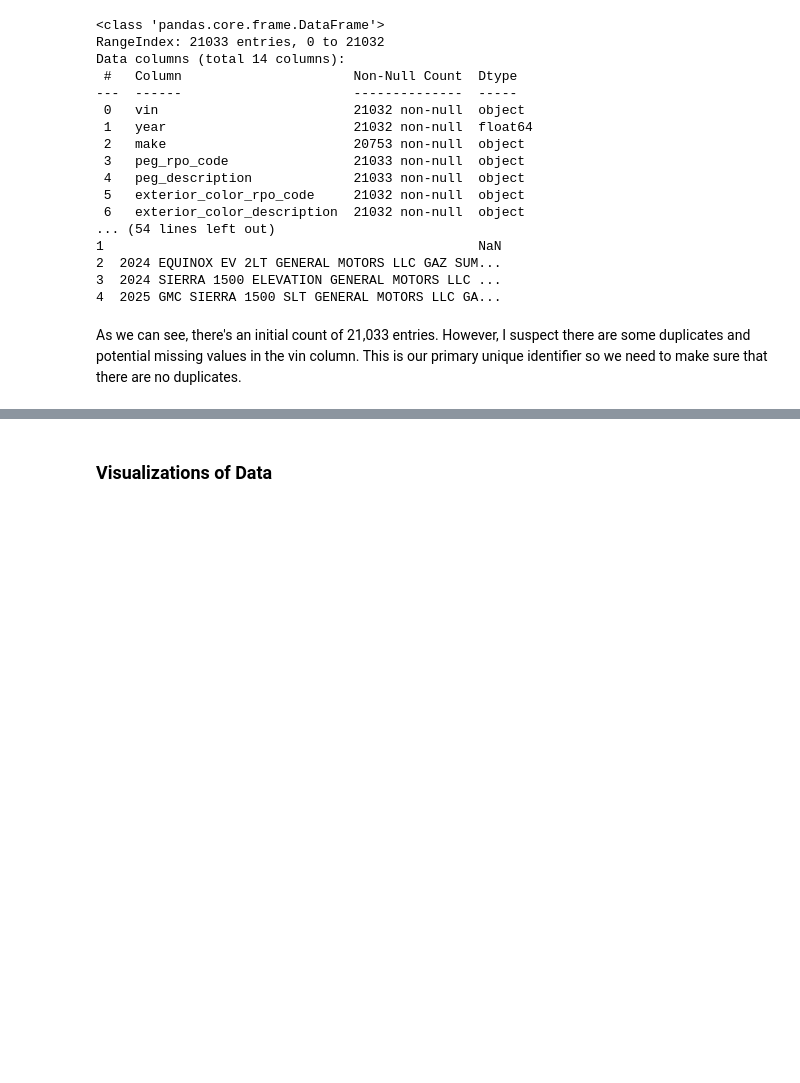
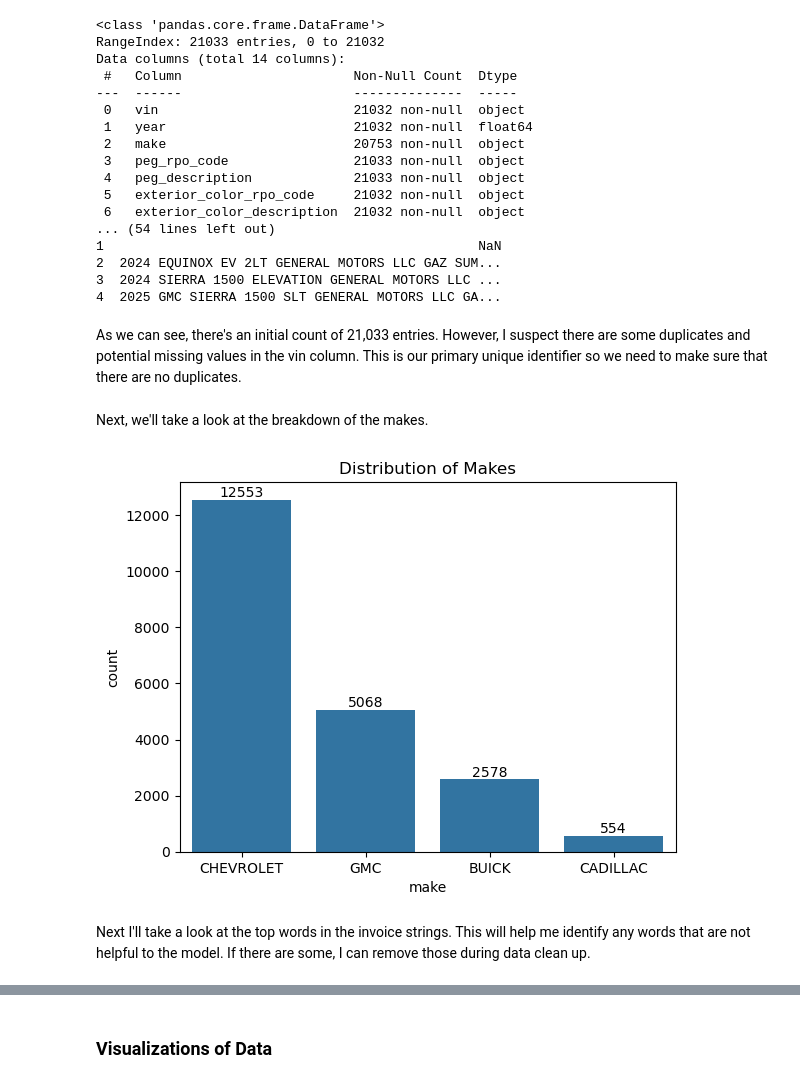
Before and after one commit to ajenkins198621/machine-learning-class2-unsupervised-final-project, a Jupyter notebook: vehicle-database-filler.ipynb, the cells around one changed output, grey strips where cells are left out. Drawn from its saved outputs; the diff is of its cells as text; code cells hidden in the pictures; blank space fills up the shorter version.

Commit message:
Clean up and add modeling

```diff
--- a/vehicle-database-filler.ipynb
+++ b/vehicle-database-filler.ipynb
@@ -78,3 +101,17 @@ Data columns (total 14 columns):
 4  2025 GMC SIERRA 1500 SLT GENERAL MOTORS LLC GA...
 # %% [markdown]
 As we can see, there's an initial count of 21,033 entries.  However, I suspect there are some duplicates and potential missing values in the vin column.  This is our primary unique identifier so we need to make sure that there are no duplicates.
+# %% [markdown]
+Next, we'll take a look at the breakdown of the makes.
+# %%
+graph = sns.countplot(data=train_data_frame, x='make', order=train_data_frame['make'].value_counts().index)
+
+for i in graph.containers:
+    graph.bar_label(i, label_type='edge')
+
+plt.title("Distribution of Makes")
+plt.show()
+# %% [output]
+[figure, added]
+# %% [markdown]
+Next I'll take a look at the top words in the invoice strings.  This will help me identify any words that are not helpful to the model.  If there are some, I can remove those during data clean up.
```
Also changed, not shown: parts of 51 cells of this notebook.
